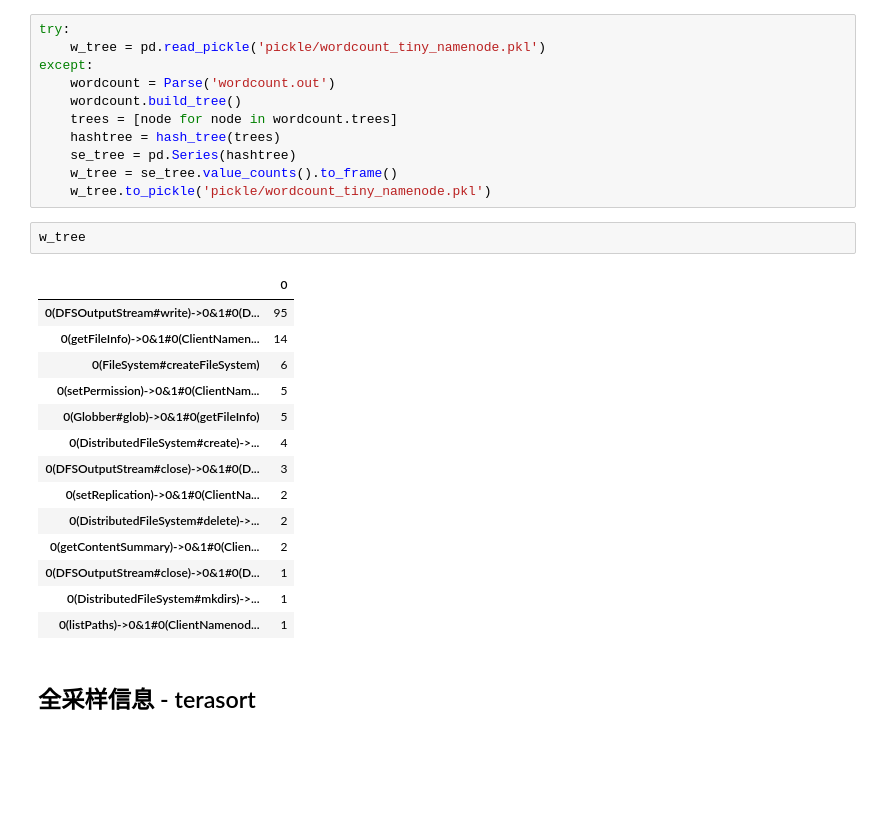
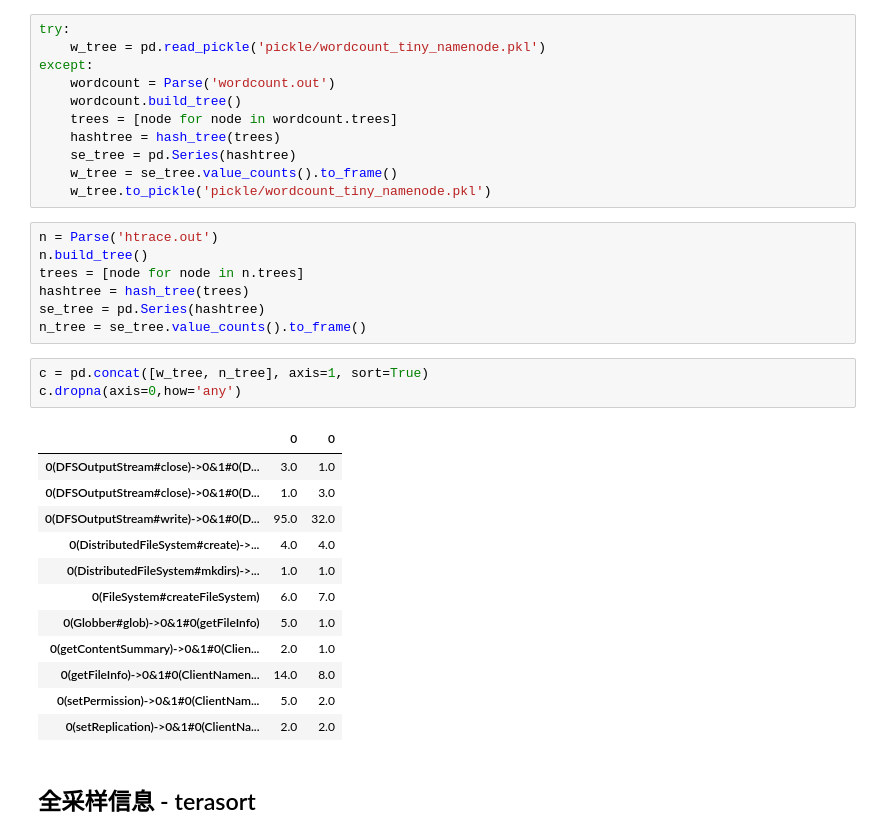
Before and after one commit to Ding-Flash/incubator-retired-htrace, a Jupyter notebook: parseNameNode.ipynb, the cells around one changed output. Saved outputs shown, nothing was run; the diff lists cells and outputs as text; blank space fills up the shorter version.

```diff
--- a/parseNameNode.ipynb
+++ b/parseNameNode.ipynb
@@ -23,23 +23,29 @@ except:
     se_tree = pd.Series(hashtree)
     w_tree = se_tree.value_counts().to_frame()
     w_tree.to_pickle('pickle/wordcount_tiny_namenode.pkl')
-# %%
-w_tree
-# %% [output]
-|  | 0 |
-| 0(DFSOutputStream#write)->0&1#0(D... | 95 |
-| 0(getFileInfo)->0&1#0(ClientNamen... | 14 |
-| 0(FileSystem#createFileSystem) | 6 |
-| 0(setPermission)->0&1#0(ClientNam... | 5 |
-| 0(Globber#glob)->0&1#0(getFileInfo) | 5 |
-| 0(DistributedFileSystem#create)->... | 4 |
-| 0(DFSOutputStream#close)->0&1#0(D... | 3 |
-| 0(setReplication)->0&1#0(ClientNa... | 2 |
-| 0(DistributedFileSystem#delete)->... | 2 |
-| 0(getContentSummary)->0&1#0(Clien... | 2 |
-| 0(DFSOutputStream#close)->0&1#0(D... | 1 |
-| 0(DistributedFileSystem#mkdirs)->... | 1 |
-| 0(listPaths)->0&1#0(ClientNamenod... | 1 |
+# %%
+n = Parse('htrace.out')
+n.build_tree()
+trees = [node for node in n.trees]
+hashtree = hash_tree(trees)
+se_tree = pd.Series(hashtree)
+n_tree = se_tree.value_counts().to_frame()
+# %%
+c = pd.concat([w_tree, n_tree], axis=1, sort=True)
+c.dropna(axis=0,how='any')
+# %% [output]
+|  | 0 | 0 |
+| 0(DFSOutputStream#close)->0&1#0(D... | 3.0 | 1.0 |
+| 0(DFSOutputStream#close)->0&1#0(D... | 1.0 | 3.0 |
+| 0(DFSOutputStream#write)->0&1#0(D... | 95.0 | 32.0 |
+| 0(DistributedFileSystem#create)->... | 4.0 | 4.0 |
+| 0(DistributedFileSystem#mkdirs)->... | 1.0 | 1.0 |
+| 0(FileSystem#createFileSystem) | 6.0 | 7.0 |
+| 0(Globber#glob)->0&1#0(getFileInfo) | 5.0 | 1.0 |
+| 0(getContentSummary)->0&1#0(Clien... | 2.0 | 1.0 |
+| 0(getFileInfo)->0&1#0(ClientNamen... | 14.0 | 8.0 |
+| 0(setPermission)->0&1#0(ClientNam... | 5.0 | 2.0 |
+| 0(setReplication)->0&1#0(ClientNa... | 2.0 | 2.0 |
 # %% [markdown]
 ## 全采样信息 - terasort
 # %%
```
Also changed, not shown: parts of 1 cell of this notebook, 5 other files.
